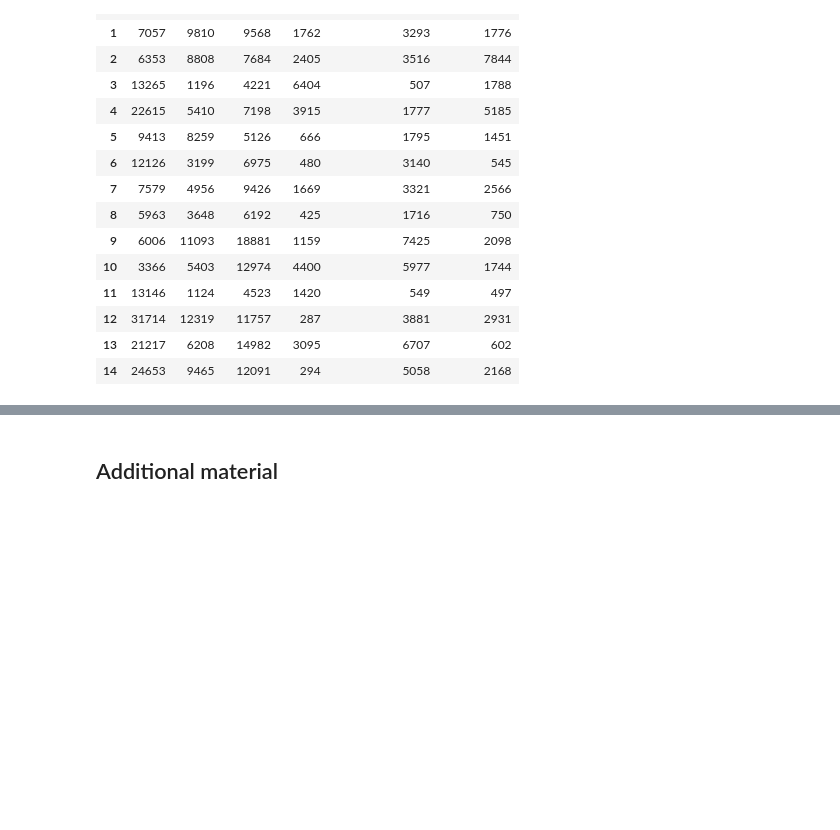
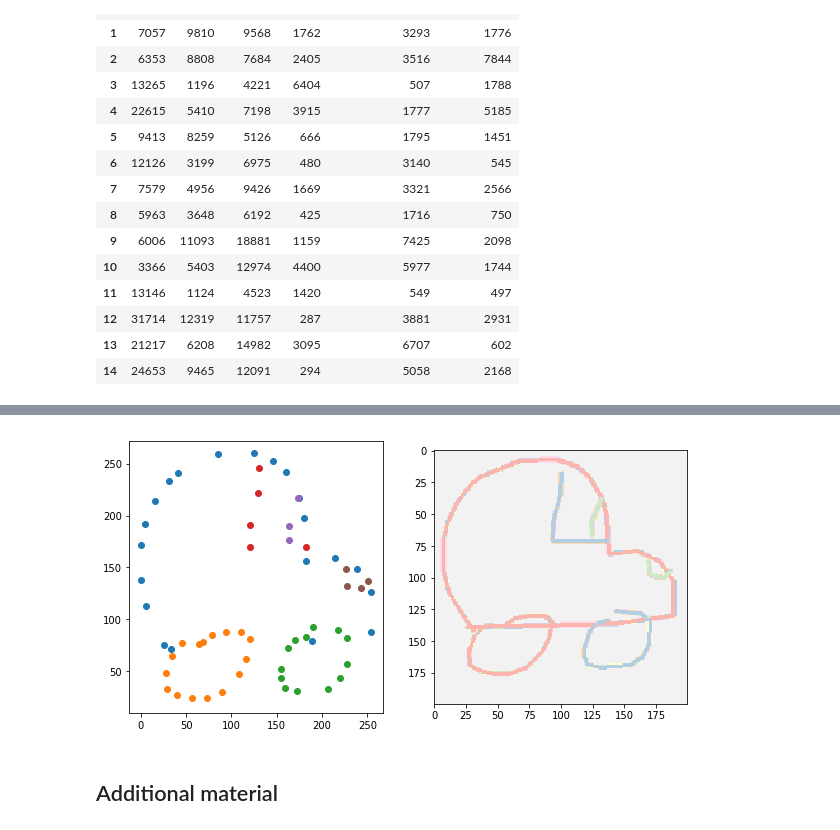
Before and after one commit to OlgaBelitskaya/instagram, a Jupyter notebook: instagram_python.ipynb, the cells around one changed output, grey strips where cells are left out. Cells and saved outputs as stored; diff of their text form; code cells hidden in the pictures; blank space fills up the shorter version.

```diff
--- a/instagram_python.ipynb
+++ b/instagram_python.ipynb
@@ -688,3 +694,19 @@ data.iloc[:15,2:].style.set_properties(**style_dict).bar(align='left',color='#ff
+# %%
+import ast,numpy,pylab,pandas,cv2
+file = '../kaggle_notebooks/train_simplified/car.csv'
+data = pandas.read_csv(file,index_col='key_id').drawing.values[15]
+data = ast.literal_eval(data); img = numpy.zeros((280,280),numpy.uint8)
+for t,s in enumerate(data):
+    for i in range(len(s[0])-1):
+        color = 255-min(t,10)*15
+        _ = cv2.line(img,(s[0][i]+10,s[1][i]+10),(s[0][i+1]+10,s[1][i+1]+10),color,3)
+img = cv2.resize(img,(200,200));
+pylab.figure(figsize=(10,5)); pylab.subplot(1,2,1)
+for i in range(len(data)):
+    pylab.scatter(data[i][0],[abs(data[i][1][j]-260) for j in range(len(data[i][1]))])
+pylab.subplot(1,2,2); pylab.imshow(img,cmap=pylab.cm.Pastel1_r);
+# %% [output]
+[figure, added]
 # %% [markdown]
 ## Additional material
 # %%
```
Also changed, not shown: parts of 1 cell of this notebook.
